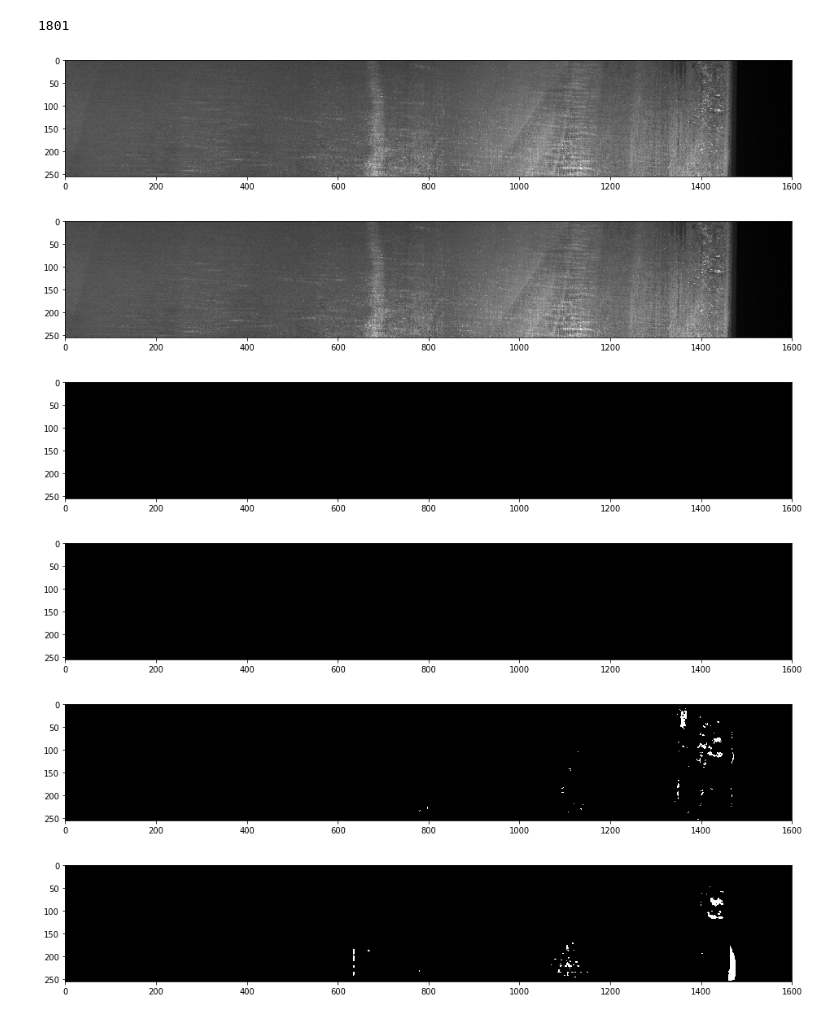
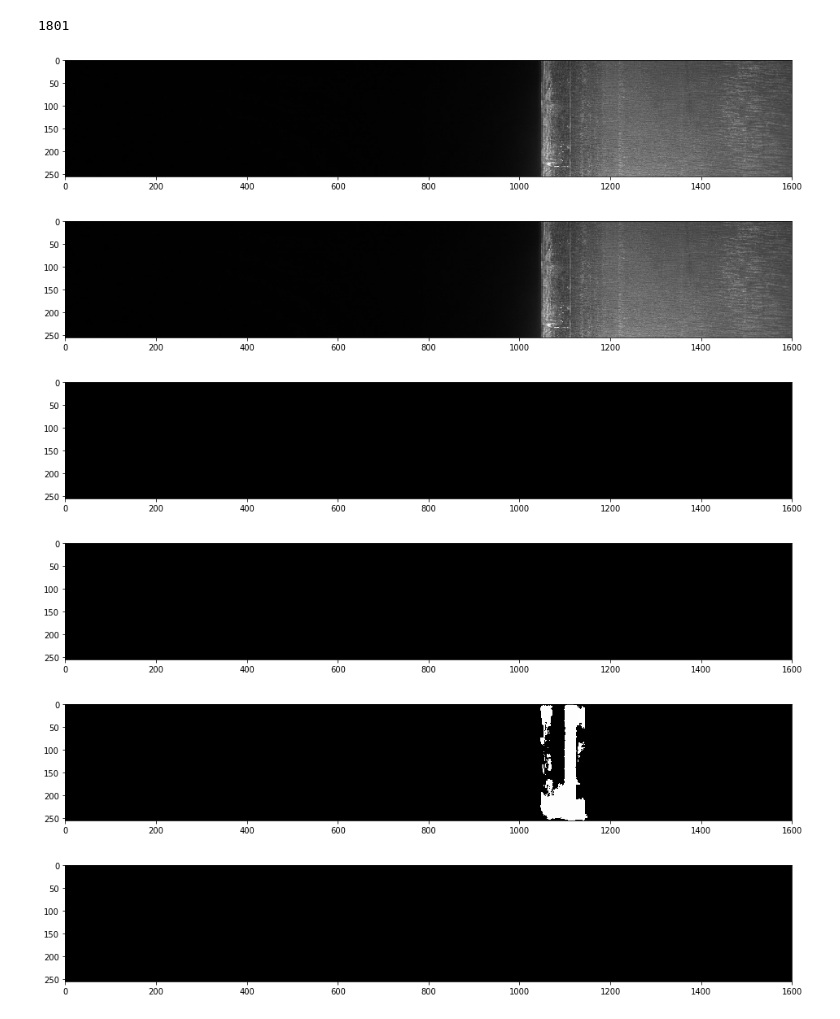
Before and after one commit to AlexeySrus/KaggleSteelDefect, a Jupyter notebook: dataset_preparation/inference_tests.ipynb, the cells around one changed output. Drawn from its saved outputs; the diff is of its cells as text; code cells hidden in the pictures.

```diff
--- a/dataset_preparation/inference_tests.ipynb
+++ b/dataset_preparation/inference_tests.ipynb
@@ -49,21 +49,21 @@ len(images_pathes_list)
 # %% [output]
 1801
 # %%
-img_id = 8
+img_id = 1000
 img = np.array(Image.open(images_pathes_list[img_id]).convert('LA'))[..., 0]
 
 plt.figure(figsize=(16, 10))
 plt.imshow(img, 'gray')
 plt.show()
 # %% [output]
-[figure, old version]
+[figure, new version]
 # %%
 plt.figure(figsize=(16, 10))
 plt.imshow(img, 'gray')
 plt.show()
 
 for ch in unet.predict(
-    torch.FloatTensor(img.astype(np.float32) / 255).unsqueeze(0).unsqueeze(0).to('cuda'), 0.02
+    torch.FloatTensor(img.astype(np.float32) / 255).unsqueeze(0).unsqueeze(0).to('cuda'), 0.1
 )[0]:
     channel = (ch.detach().to('cpu').numpy() * 255).astype(np.uint8)
 
@@ -71,11 +71,11 @@ for ch in unet.predict(
     plt.imshow(channel, 'gray')
     plt.show()
 # %% [output]
-[figure, old version]
+[figure, new version]
 [figure]
 [figure]
-[figure, old version]
+[figure, new version]
-[figure, old version]
+[figure, new version]
 # %%
 results = []
 
```
Also changed, not shown: parts of 1 cell of this notebook, 8 other files.
